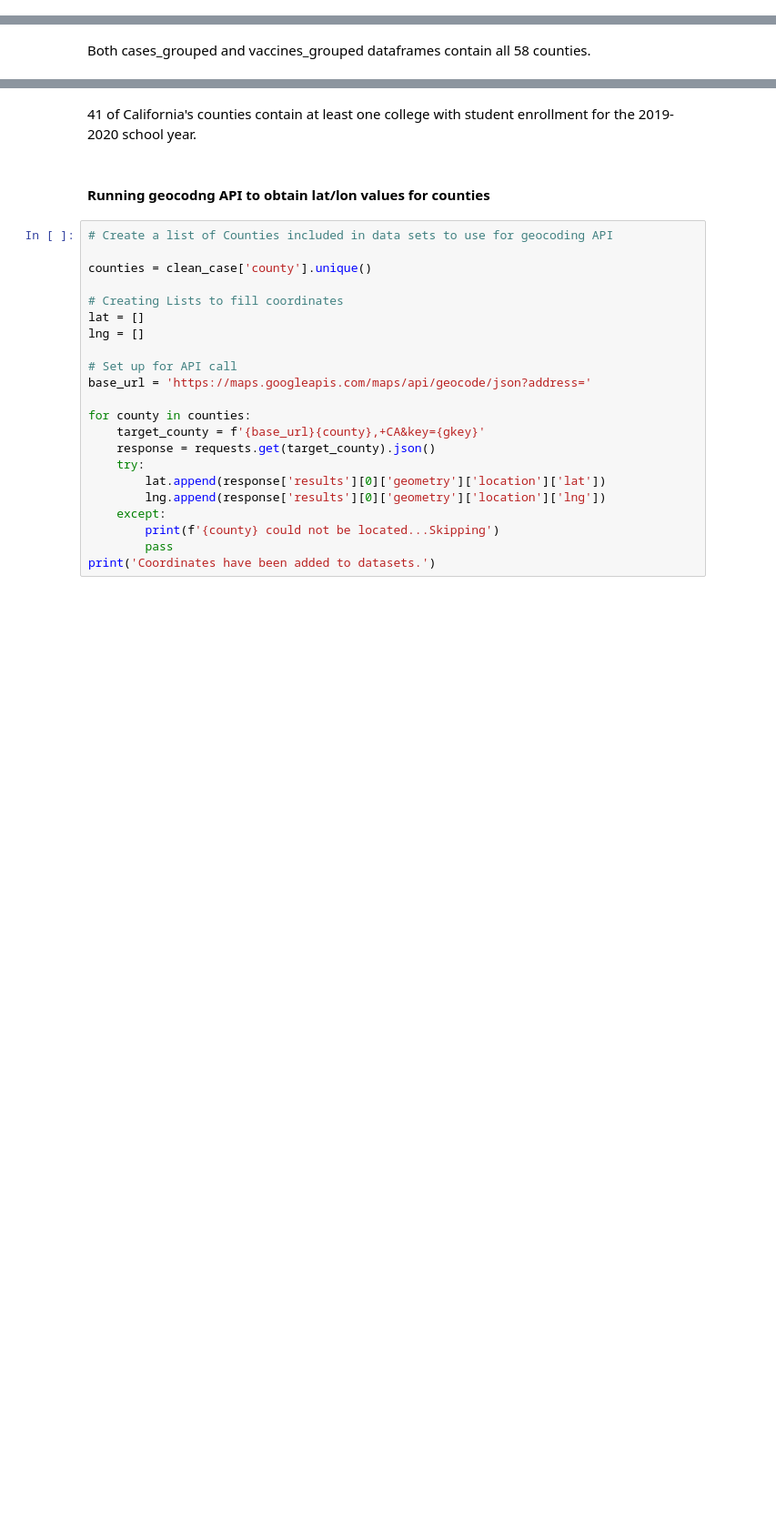
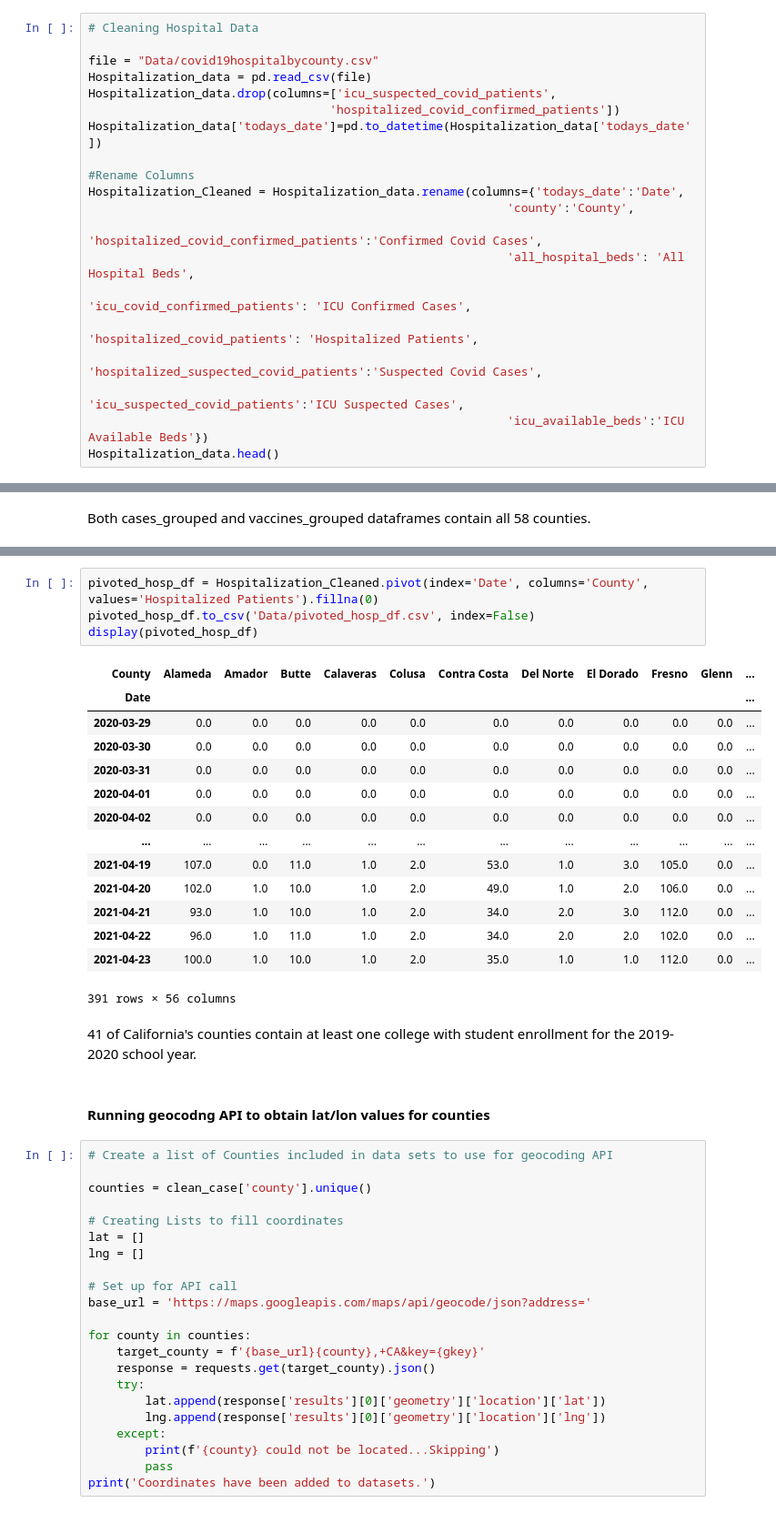
Before and after one commit to danijmartin/Covid-19-California, a Jupyter notebook: Data_Cleaning_and_Exploration.ipynb, the cells around one changed output, grey strips where cells are left out. Shown at 91% size. Saved outputs shown, nothing was run; the diff lists cells and outputs as text; blank space fills up the shorter version.

```diff
--- a/Data_Cleaning_and_Exploration.ipynb
+++ b/Data_Cleaning_and_Exploration.ipynb
@@ -77,0 +77,20 @@ vaccine_df.head()
+# %%
+# Cleaning Hospital Data
+
+file = "Data/covid19hospitalbycounty.csv"
+Hospitalization_data = pd.read_csv(file)
+Hospitalization_data.drop(columns=['icu_suspected_covid_patients',
+                                  'hospitalized_covid_confirmed_patients'])
+Hospitalization_data['todays_date']=pd.to_datetime(Hospitalization_data['todays_date'])
+
+#Rename Columns
+Hospitalization_Cleaned = Hospitalization_data.rename(columns={'todays_date':'Date',
+                                                           'county':'County',
+                                                           'hospitalized_covid_confirmed_patients':'Confirmed Covid Cases',
+                                                           'all_hospital_beds': 'All Hospital Beds',
+                                                           'icu_covid_confirmed_patients': 'ICU Confirmed Cases',
+                                                           'hospitalized_covid_patients': 'Hospitalized Patients',
+                                                           'hospitalized_suspected_covid_patients':'Suspected Covid Cases',
+                                                           'icu_suspected_covid_patients':'ICU Suspected Cases',
+                                                           'icu_available_beds':'ICU Available Beds'})
+Hospitalization_data.head()
@@ -164,3 +260,22 @@ len(college_population)
+# %%
+pivoted_hosp_df = Hospitalization_Cleaned.pivot(index='Date', columns='County', values='Hospitalized Patients').fillna(0)
+pivoted_hosp_df.to_csv('Data/pivoted_hosp_df.csv', index=False)
+display(pivoted_hosp_df)
+# %% [output]
+| County | Alameda | Amador | Butte | Calaveras | Colusa | Contra Costa | Del Norte | El Dorado | Fresno | Glenn | ... |
+| Date |  |  |  |  |  |  |  |  |  |  | ... |
+| 2020-03-29 | 0.0 | 0.0 | 0.0 | 0.0 | 0.0 | 0.0 | 0.0 | 0.0 | 0.0 | 0.0 | ... |
+| 2020-03-30 | 0.0 | 0.0 | 0.0 | 0.0 | 0.0 | 0.0 | 0.0 | 0.0 | 0.0 | 0.0 | ... |
+| 2020-03-31 | 0.0 | 0.0 | 0.0 | 0.0 | 0.0 | 0.0 | 0.0 | 0.0 | 0.0 | 0.0 | ... |
+| 2020-04-01 | 0.0 | 0.0 | 0.0 | 0.0 | 0.0 | 0.0 | 0.0 | 0.0 | 0.0 | 0.0 | ... |
+| 2020-04-02 | 0.0 | 0.0 | 0.0 | 0.0 | 0.0 | 0.0 | 0.0 | 0.0 | 0.0 | 0.0 | ... |
+| ... | ... | ... | ... | ... | ... | ... | ... | ... | ... | ... | ... |
+| 2021-04-19 | 107.0 | 0.0 | 11.0 | 1.0 | 2.0 | 53.0 | 1.0 | 3.0 | 105.0 | 0.0 | ... |
+| 2021-04-20 | 102.0 | 1.0 | 10.0 | 1.0 | 2.0 | 49.0 | 1.0 | 2.0 | 106.0 | 0.0 | ... |
+| 2021-04-21 | 93.0 | 1.0 | 10.0 | 1.0 | 2.0 | 34.0 | 2.0 | 3.0 | 112.0 | 0.0 | ... |
+| 2021-04-22 | 96.0 | 1.0 | 11.0 | 1.0 | 2.0 | 34.0 | 2.0 | 2.0 | 102.0 | 0.0 | ... |
+| 2021-04-23 | 100.0 | 1.0 | 10.0 | 1.0 | 2.0 | 35.0 | 1.0 | 1.0 | 112.0 | 0.0 | ... |
+391 rows × 56 columns
 # %% [markdown]
 41 of California's counties contain at least one college with student enrollment for the 2019-2020 school year.
 # %% [markdown]
```
Also changed, not shown: parts of 12 cells of this notebook, 1 other file.
